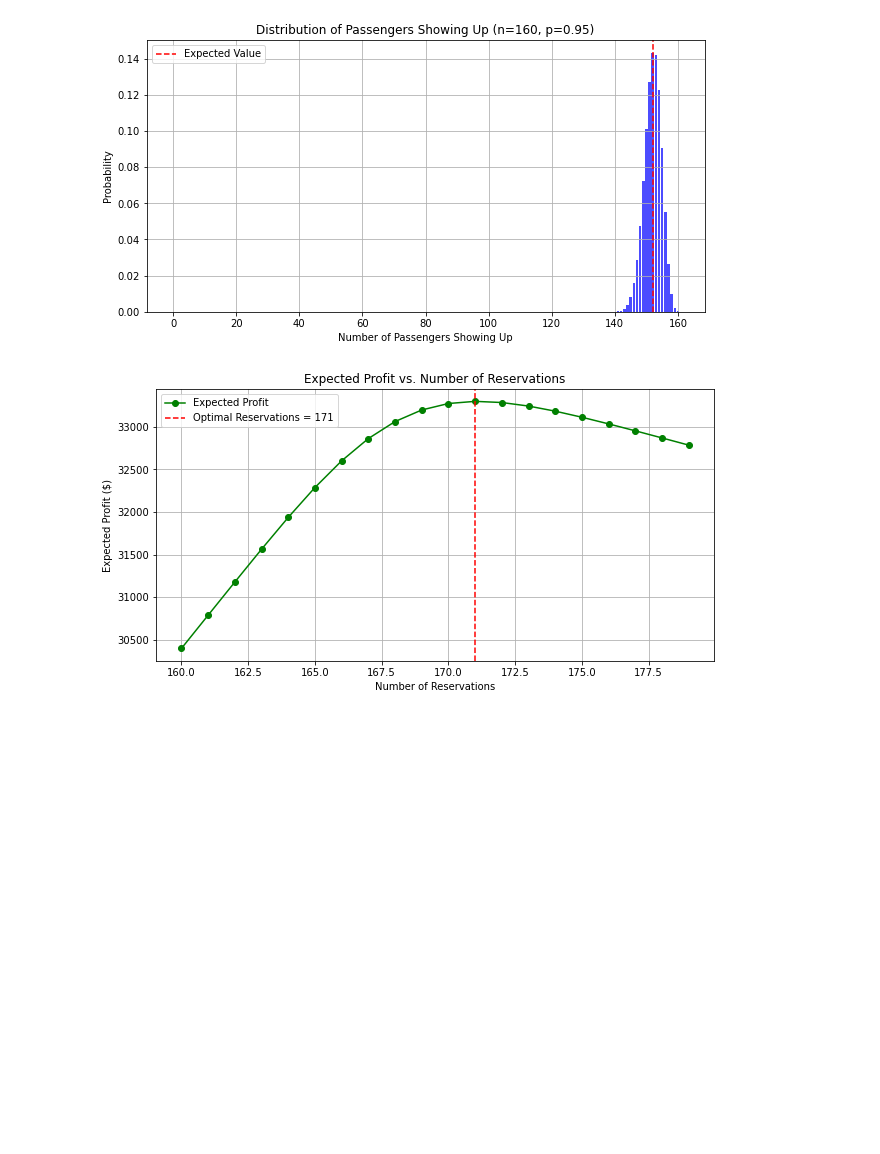
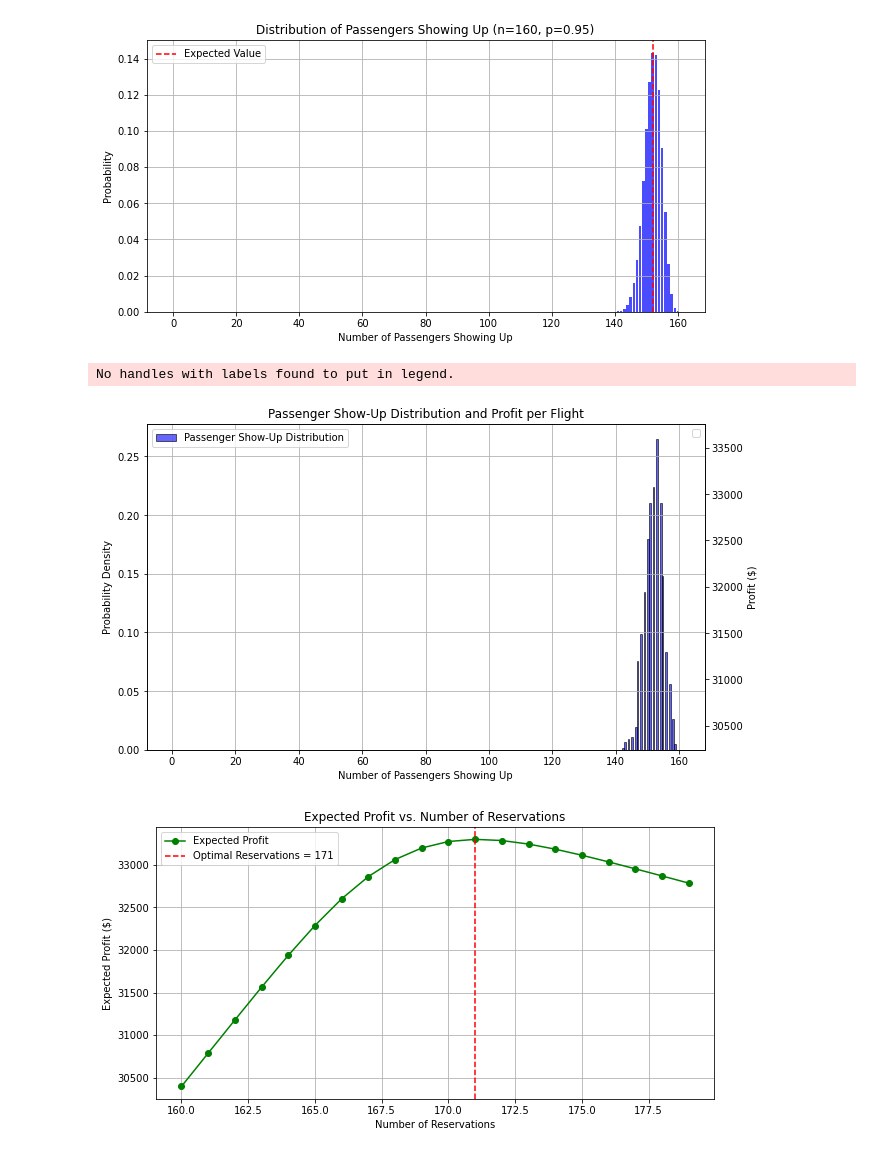
Before and after one commit to Ajjme/Risk, a Jupyter notebook: MonteCarlo.ipynb, the cells around one changed output. Cells and saved outputs as stored; diff of their text form; code cells hidden in the pictures; blank space fills up the shorter version.

```diff
--- a/MonteCarlo.ipynb
+++ b/MonteCarlo.ipynb
@@ -42,4 +40,64 @@ plt.grid()
 plt.show()
 # %% [output]
 [figure]
+# %%
+#1b cost function
+# Plot the cost function, consisting of both overbooking (future flight credits) and underbooking
+# (lost profit) superimposed on your distribution from part a.
+import numpy as np
+import scipy.stats as stats
+import matplotlib.pyplot as plt
+
+# Given parameters
+n_reservations = 160  # Total reservations made
+p_show = 0.95         # Probability of a passenger showing up
+ticket_price = 200     # Profit per reservation
+credit_per_bumped = 100  # Extra credit for overbooking
+seats_available = 160  # Number of available seats
+
+# Generate 1000 samples from the binomial distribution
+samples = stats.binom.rvs(n_reservations, p_show, size=1000)
+
+# Compute profit for each possible number of passengers
+unique_passengers = np.arange(n_reservations + 1)  # Possible values (0 to 160)
+pmf = stats.binom.pmf(unique_passengers, n_reservations, p_show)  # Probability distribution
+
+# Calculate profit based on number of passengers
+fixed_revenue = n_reservations * ticket_price  # Revenue from all reservations
+profit_values = []
+for passengers in unique_passengers:
+    if passengers <= seats_available:
+        profit_values.append(fixed_revenue)  # No extra costs
+    else:
+        bumped_passengers = passengers - seats_available
+        refund_cost = bumped_passengers * ticket_price
+        credit_cost = bumped_passengers * credit_per_bumped
+        total_cost = refund_cost + credit_cost
+        profit_values.append(fixed_revenue - total_cost)
+
+# Create the plot
+fig, ax1 = plt.subplots(figsize=(10, 6))
+
+# Histogram of simulated passenger show-ups
+ax1.hist(samples, bins=30, density=True, alpha=0.6, color='b', edgecolor='black', label="Passenger Show-Up Distribution")
+ax1.set_xlabel("Number of Passengers Showing Up")
+ax1.set_ylabel("Probability Density")
+ax1.set_title("Passenger Show-Up Distribution and Profit per Flight")
+ax1.grid(True)
+
+# Add secondary axis for profit
+#1b look at the second Y axis
+#I added the cost of each iteration of possible people assuming 160 is the max booking amount
+ax2 = ax1.twinx()
+ax2.plot(unique_passengers, profit_values, color='white', linestyle='-', linewidth=0)
+ax2.set_ylabel("Profit ($)")
+
+# Add legends
+ax1.legend(loc="upper left")
+ax2.legend(loc="upper right")
+
+plt.show()
+# %% [output]
+No handles with labels found to put in legend.
+[figure, added]
 # %%
```
Also changed, not shown: parts of 11 cells of this notebook.
